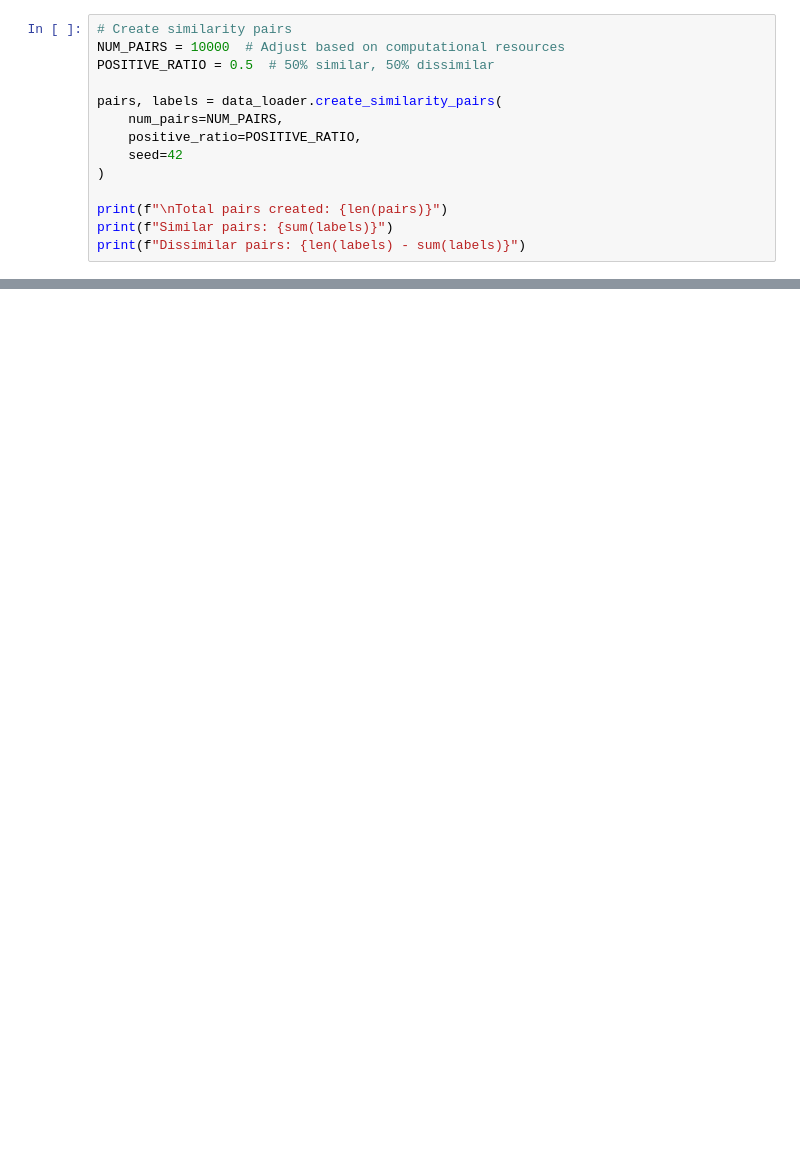
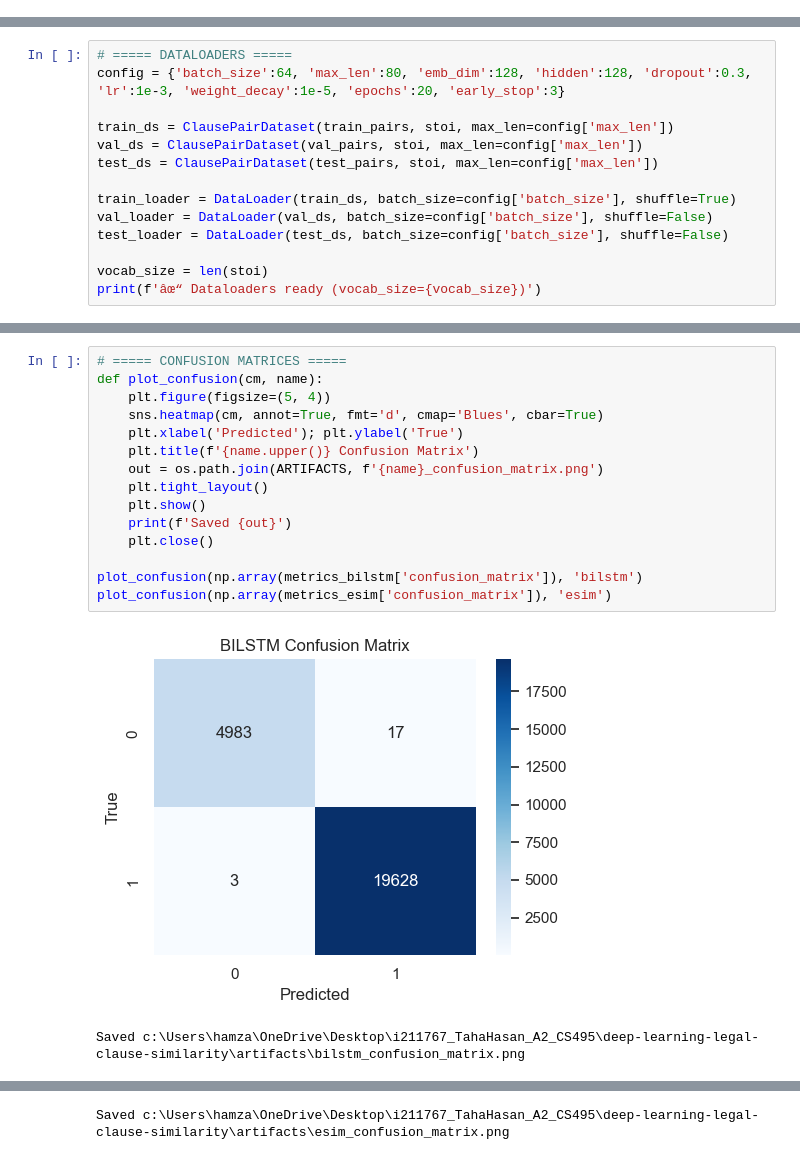
Before and after one commit to tahahasan01/deep-learning-legal-clause-similarity, a Jupyter notebook: Legal_Clause_Similarity_A2.ipynb, the cells around one changed output, grey strips where cells are left out. Saved outputs shown, nothing was run; the diff lists cells and outputs as text; blank space fills up the shorter version.

```diff
--- a/Legal_Clause_Similarity_A2.ipynb
+++ b/Legal_Clause_Similarity_A2.ipynb
@@ -75,14 +0,0 @@ Dataset Statistics:
-# %%
-# Create similarity pairs
-NUM_PAIRS = 10000  # Adjust based on computational resources
-POSITIVE_RATIO = 0.5  # 50% similar, 50% dissimilar
-
-pairs, labels = data_loader.create_similarity_pairs(
-    num_pairs=NUM_PAIRS,
-    positive_ratio=POSITIVE_RATIO,
-    seed=42
-)
-
-print(f"\nTotal pairs created: {len(pairs)}")
-print(f"Similar pairs: {sum(labels)}")
-print(f"Dissimilar pairs: {len(labels) - sum(labels)}")
@@ -278,0 +239,14 @@ for i, example in enumerate(esim_qualitative['correct'][:3], 1):
+# %%
+# ===== DATALOADERS =====
+config = {'batch_size':64, 'max_len':80, 'emb_dim':128, 'hidden':128, 'dropout':0.3, 'lr':1e-3, 'weight_decay':1e-5, 'epochs':20, 'early_stop':3}
+
+train_ds = ClausePairDataset(train_pairs, stoi, max_len=config['max_len'])
+val_ds = ClausePairDataset(val_pairs, stoi, max_len=config['max_len'])
+test_ds = ClausePairDataset(test_pairs, stoi, max_len=config['max_len'])
+
+train_loader = DataLoader(train_ds, batch_size=config['batch_size'], shuffle=True)
+val_loader = DataLoader(val_ds, batch_size=config['batch_size'], shuffle=False)
+test_loader = DataLoader(test_ds, batch_size=config['batch_size'], shuffle=False)
+
+vocab_size = len(stoi)
+print(f'âœ“ Dataloaders ready (vocab_size={vocab_size})')
@@ -278,0 +388,18 @@ for i, example in enumerate(esim_qualitative['correct'][:3], 1):
+# %%
+# ===== CONFUSION MATRICES =====
+def plot_confusion(cm, name):
+    plt.figure(figsize=(5, 4))
+    sns.heatmap(cm, annot=True, fmt='d', cmap='Blues', cbar=True)
+    plt.xlabel('Predicted'); plt.ylabel('True')
+    plt.title(f'{name.upper()} Confusion Matrix')
+    out = os.path.join(ARTIFACTS, f'{name}_confusion_matrix.png')
+    plt.tight_layout()
+    plt.show()
+    print(f'Saved {out}')
+    plt.close()
+
+plot_confusion(np.array(metrics_bilstm['confusion_matrix']), 'bilstm')
+plot_confusion(np.array(metrics_esim['confusion_matrix']), 'esim')
+# %% [output]
+[figure, added]
+Saved c:\Users\hamza\OneDrive\Desktop\i211767_TahaHasan_A2_CS495\deep-learning-legal-clause-similarity\artifacts\bilstm_confusion_matrix.png
@@ -278,0 +407 @@ for i, example in enumerate(esim_qualitative['correct'][:3], 1):
+Saved c:\Users\hamza\OneDrive\Desktop\i211767_TahaHasan_A2_CS495\deep-learning-legal-clause-similarity\artifacts\esim_confusion_matrix.png
```
Also changed, not shown: parts of 32 cells of this notebook, 5 other files.
